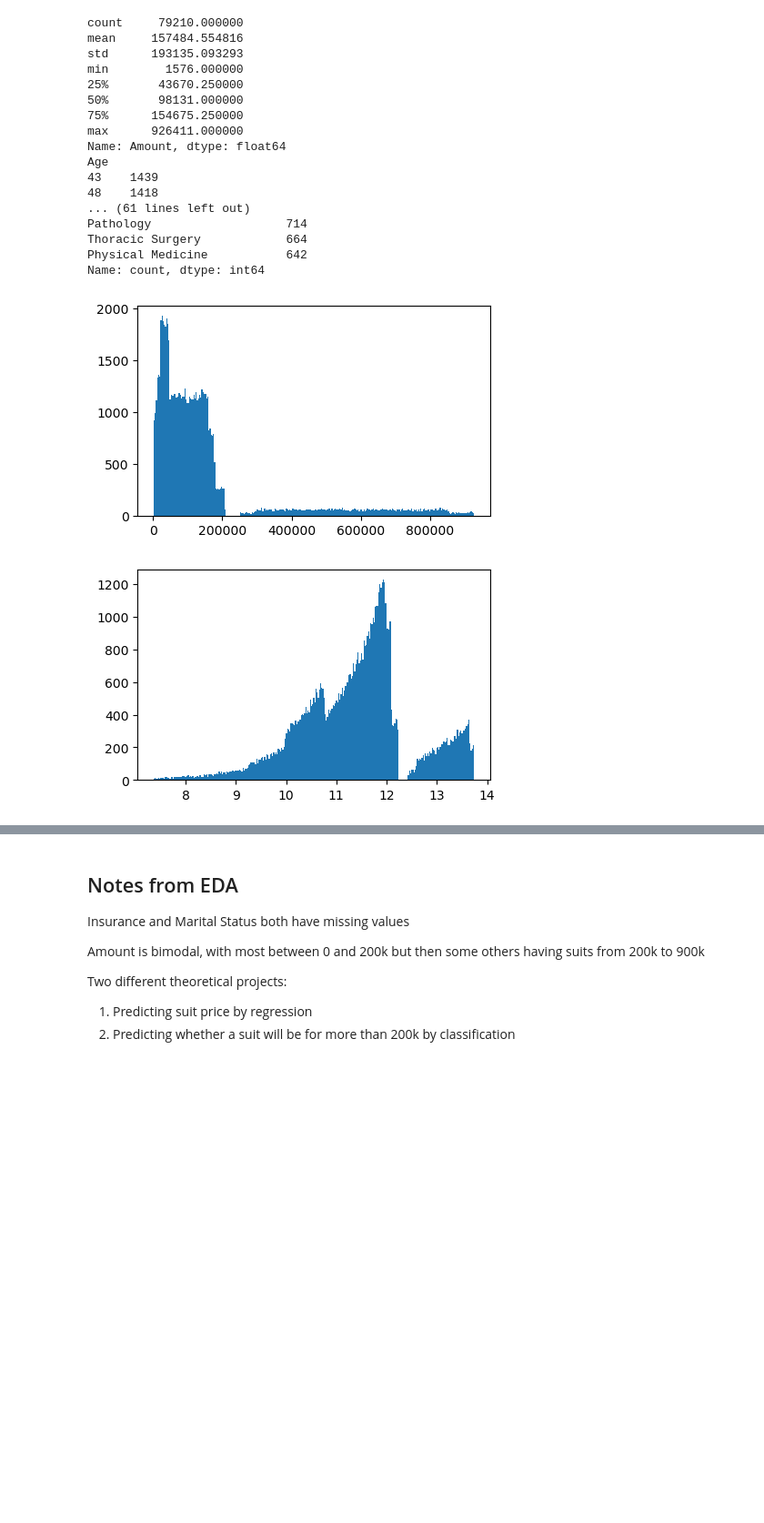
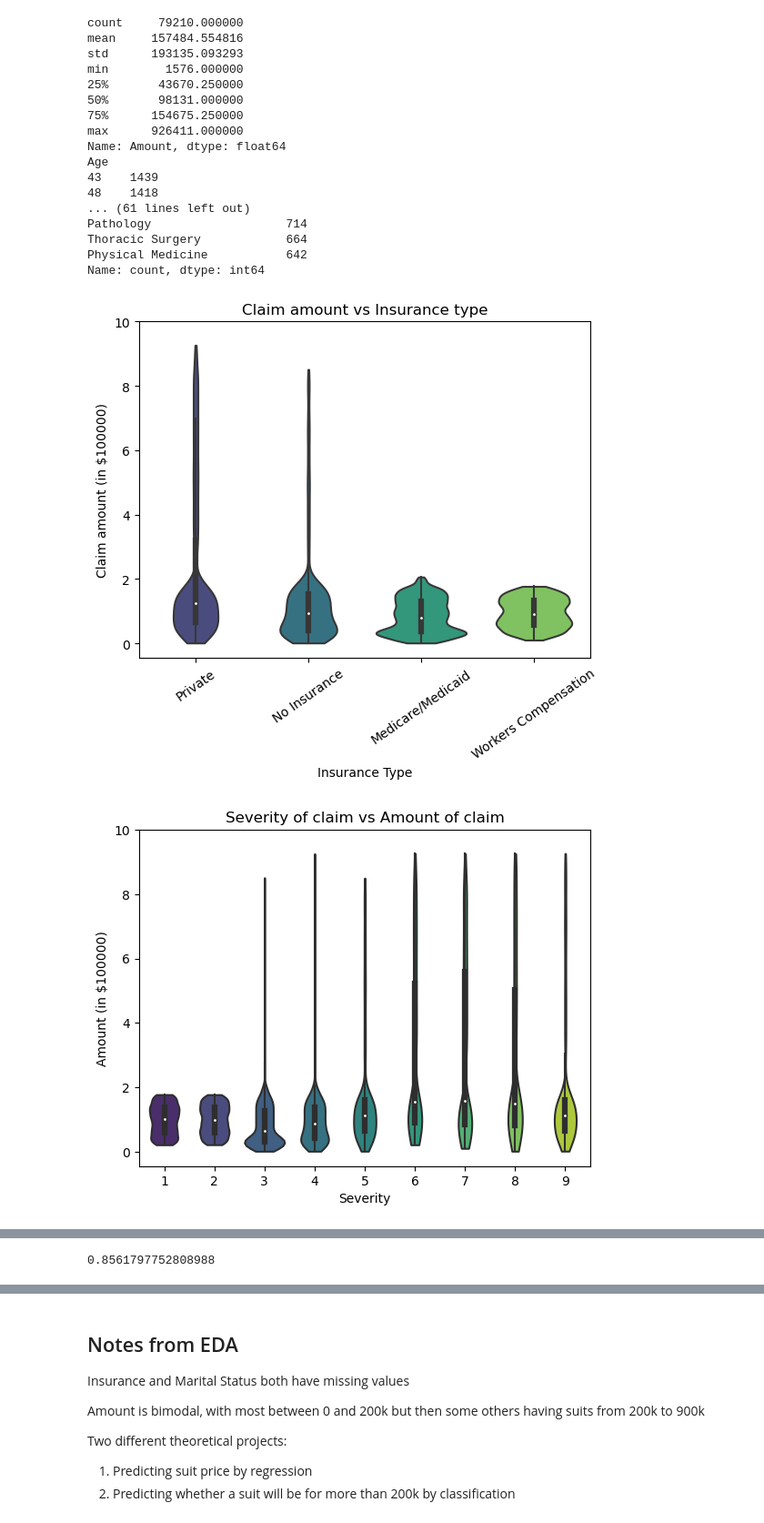
Before and after one commit to ashlab11/DATA1030Project, a Jupyter notebook: midterm.ipynb, the cells around one changed output, grey strips where cells are left out. Shown: that part at 91% size. Drawn from its saved outputs; the diff is of its cells as text; code cells hidden in the pictures; blank space fills up the shorter version.

```diff
--- a/midterm.ipynb
+++ b/midterm.ipynb
@@ -32,16 +32,51 @@ Pathology                   714
 Thoracic Surgery            664
 Physical Medicine           642
 Name: count, dtype: int64
-# %%
-import matplotlib.pyplot as plt
-
-plt.figure(figsize=(5, 3))
-plt.hist(malpractice['Amount'], bins = np.int16(np.sqrt(len(malpractice))))
-plt.show()
-
-plt.figure(figsize=(5, 3))
-plt.hist(np.log(malpractice['Amount']), bins = np.int16(np.sqrt(len(malpractice))))
-plt.show()
-# %% [output]
-[figure, removed]
-[figure, removed]
+# %%
+import matplotlib.pyplot as plt
+import seaborn as sns
+
+
+
+sns.violinplot(data = malpractice, x = "Insurance",y = "Amount", cut =0, palette='viridis')
+plt.xticks(rotation = 35)
+plt.yticks([0.,  200000.,  400000.,  600000.,  800000.,
+        1000000.], [0, 2, 4, 6, 8, 10])
+plt.title("Claim amount vs Insurance type")
+plt.xlabel("Insurance Type")
+plt.ylabel("Claim amount (in $100000)")
+plt.show()
+
+sns.violinplot(data = malpractice, x = "Severity", y = "Amount", cut = 0, palette='viridis')
+plt.yticks([0.,  200000.,  400000.,  600000.,  800000.,
+       1000000.], [0, 2, 4, 6, 8, 10])
+plt.title("Severity of claim vs Amount of claim")
+plt.ylabel("Amount (in $100000)")
+plt.show()
+
+plt.figure(figsize=(5, 3))
+plt.hist((malpractice['Amount']), bins = 500, log=True)
+plt.title("Log number of claims vs Price of Claim")
+plt.xlabel("Price of claim ($)")
+plt.ylabel("Log number of claims")
+plt.axvline(x = 225000, color = 'darkred', label = 'axvline - full height')
+plt.show()
+
+#Creating a bar plot showing the percent of each severity that has an amount greater than 250k
+
+malpractice['Below225000'] = (malpractice['Amount'] <= 225000)
+severity_graph = pd.DataFrame(malpractice.groupby('Severity')['Below225000'].agg('mean'))
+severity_graph.reset_index(inplace=True)
+severity_graph['Above225000'] = 1 - severity_graph['Below225000']
+severity_graph.set_index('Severity',inplace=True)
+severity_graph.plot(kind = "bar", stacked=True, color = ['darkgreen', "goldenrod"])
+plt.title("Distribution of claims by Severity Rating")
+plt.xlabel("Severity Rating (1 = emotional trauma, 9 = death)")
+plt.ylabel("Percent (%) of claims")
+plt.xticks(rotation = 0)
+plt.yticks([0. , 0.2, 0.4, 0.6, 0.8, 1.], [0, 20, 40, 60, 80, 100])
+plt.legend(bbox_to_anchor =(0.5,-0.27), loc='lower center', labels = ['<$225k', '>$225k'])
+plt.show()
+# %% [output]
+[figure, added]
+[figure, added]
@@ -47,0 +84 @@ plt.show()
+0.8561797752808988
```
Also changed, not shown: parts of 5 cells of this notebook.
